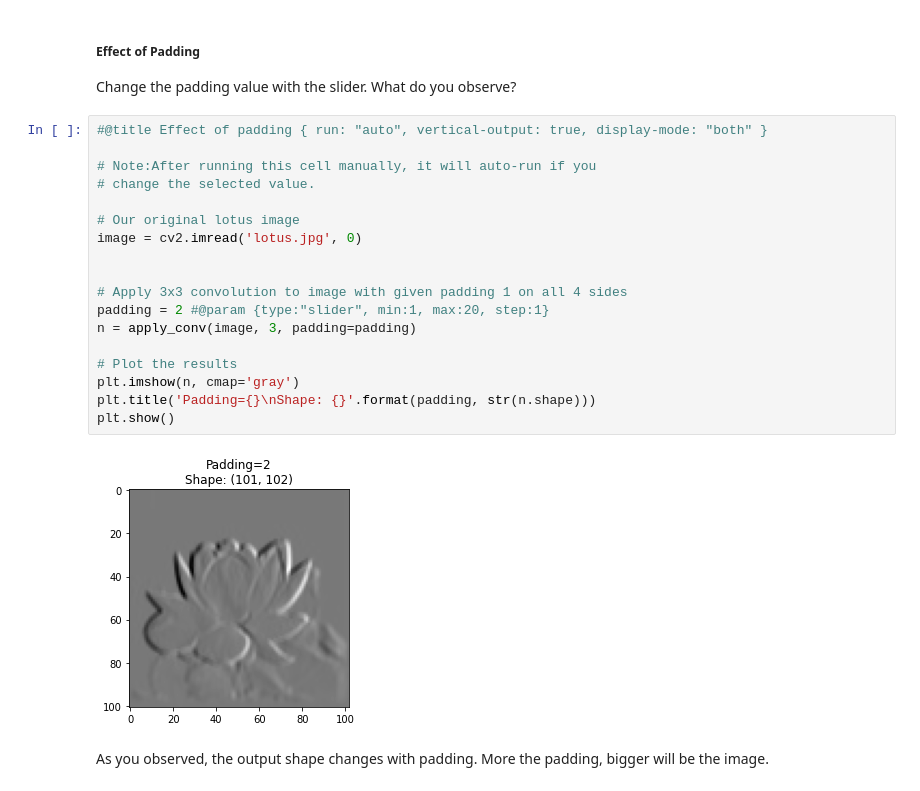
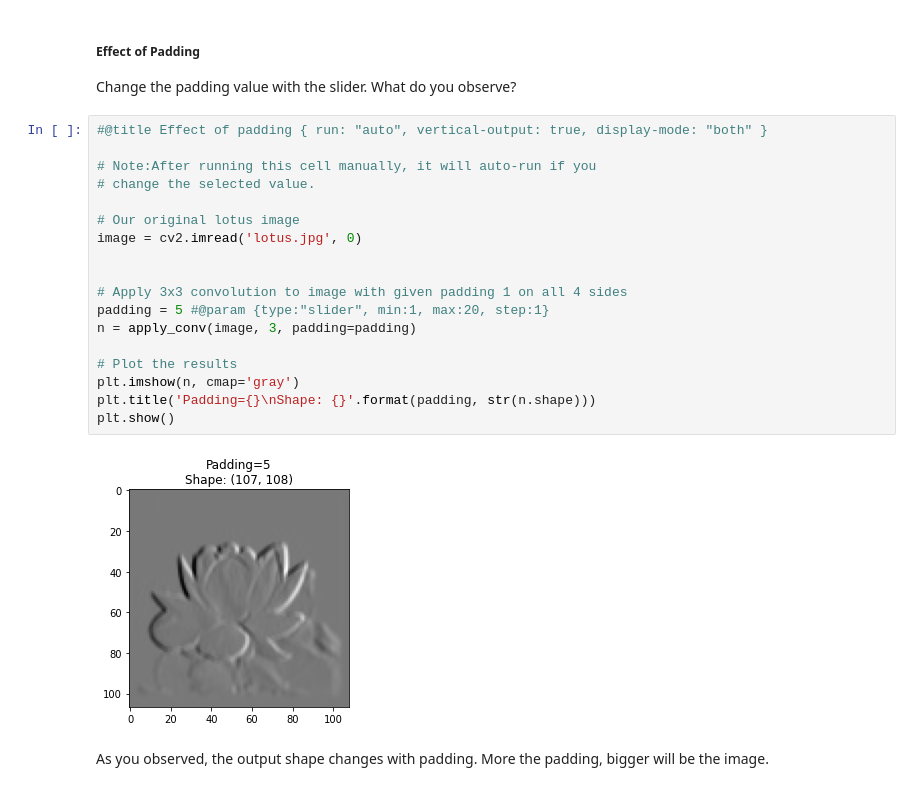
Before and after one commit to vikasvr1997/fmml2021, a Jupyter notebook: Lab_17.ipynb, the cells around one changed output. Drawn from its saved outputs; the diff is of its cells as text.

```diff
--- a/Lab_17.ipynb
+++ b/Lab_17.ipynb
@@ -75,23 +75,23 @@ Change the padding value with the slider. What do you observe?
 # %%
 #@title Effect of padding { run: "auto", vertical-output: true, display-mode: "both" }
 
 # Note:After running this cell manually, it will auto-run if you
 # change the selected value.
 
 # Our original lotus image
 image = cv2.imread('lotus.jpg', 0)
 
 
 # Apply 3x3 convolution to image with given padding 1 on all 4 sides
-padding = 2 #@param {type:"slider", min:1, max:20, step:1}
+padding = 5 #@param {type:"slider", min:1, max:20, step:1}
 n = apply_conv(image, 3, padding=padding)
 
 # Plot the results
 plt.imshow(n, cmap='gray')
 plt.title('Padding={}\nShape: {}'.format(padding, str(n.shape)))
 plt.show()
 # %% [output]
-[figure, old version]
+[figure, new version]
 # %% [markdown]
 As you observed, the output shape changes with padding. More the padding, bigger will be the image.
 # %% [markdown]
```
Also changed, not shown: parts of 12 cells of this notebook.
